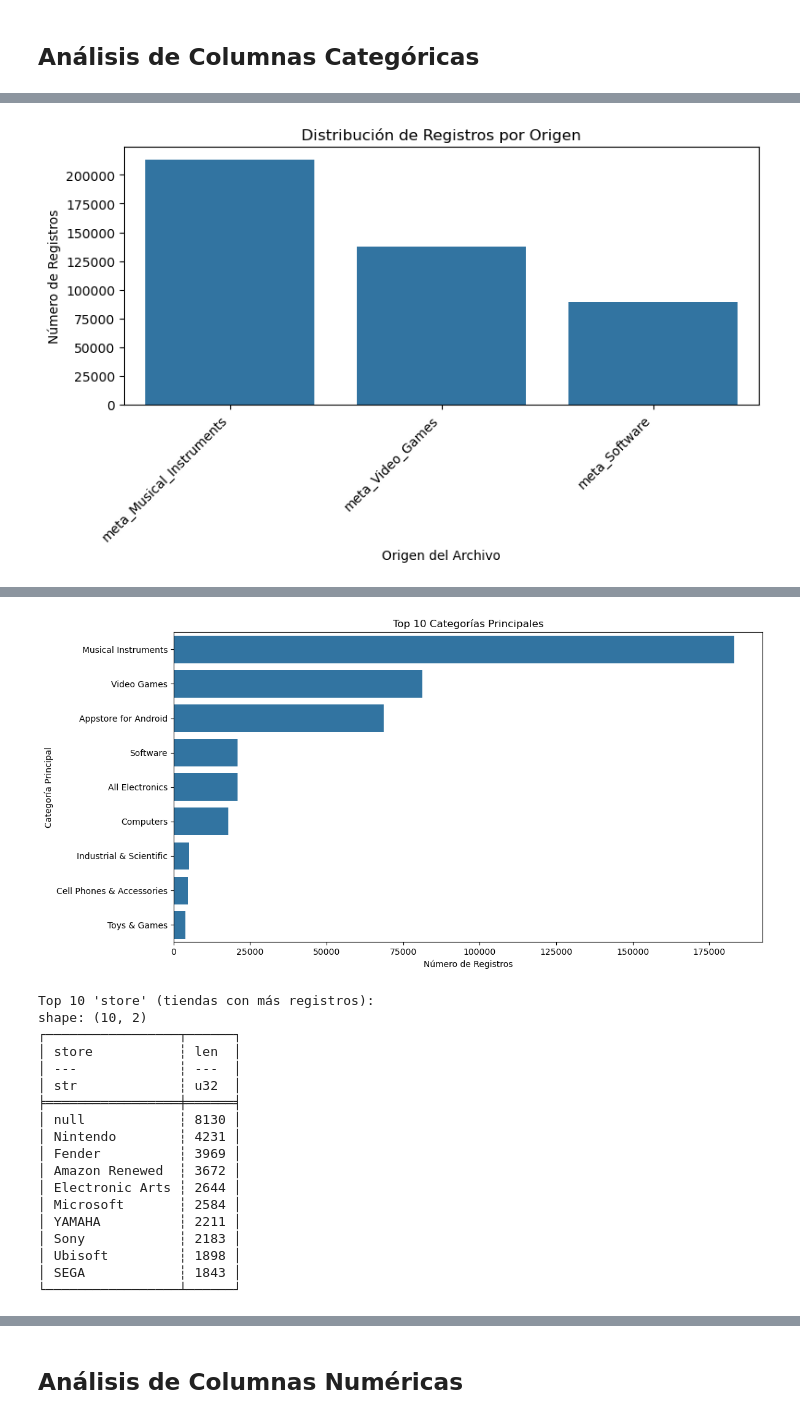
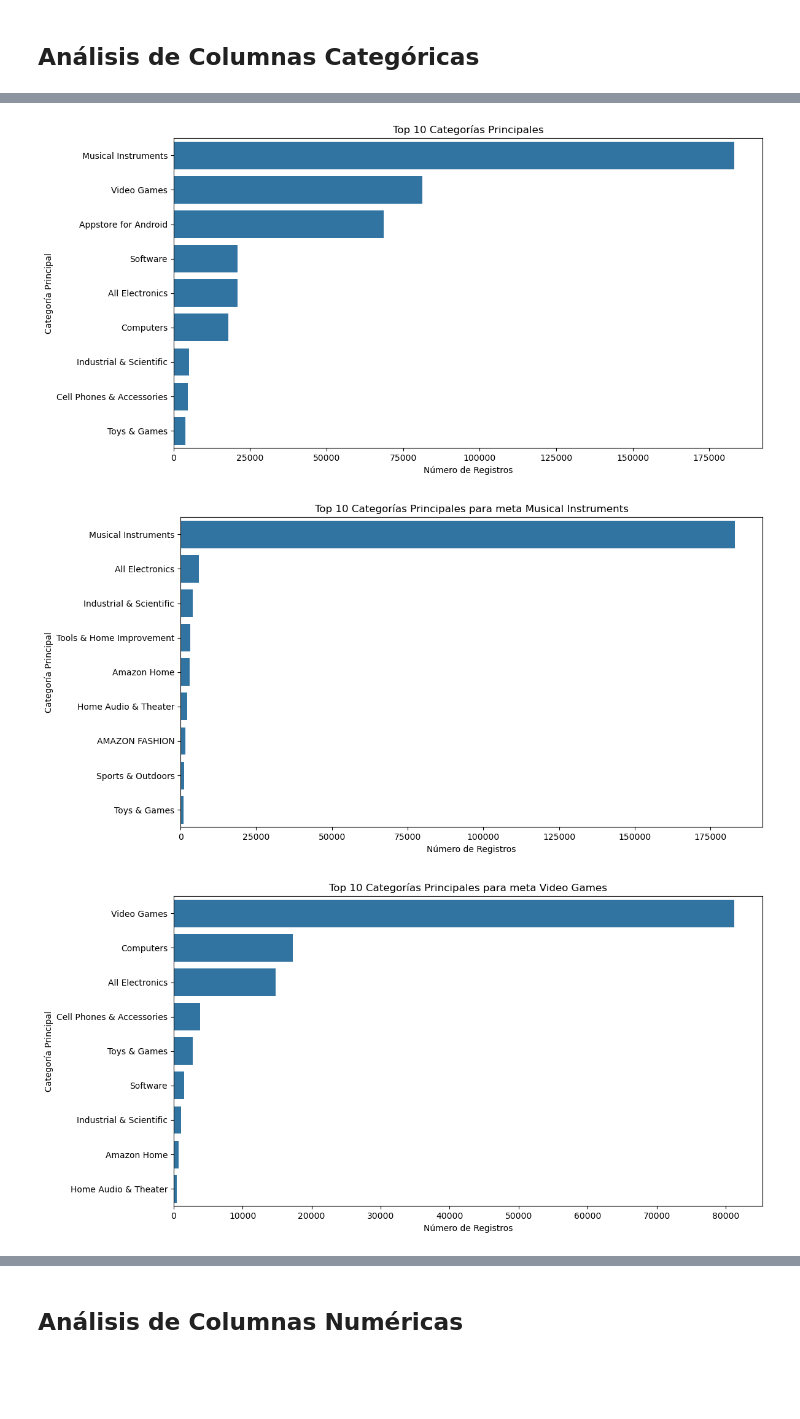
Before and after one commit to tfm-unir-bigdata/tfm_bigdata_unir, a Jupyter notebook: Analytics/EDA_Metadata.ipynb, the cells around one changed output, grey strips where cells are left out. Saved outputs shown, nothing was run; the diff lists cells and outputs as text; code cells hidden in the pictures; blank space fills up the shorter version.

Commit message:
EDA metadata update
Se actualizan las gráficas correspondientes al top de 'main_category' por cada dataset para evaluar las categorías de manera individual

```diff
--- a/Analytics/EDA_Metadata.ipynb
+++ b/Analytics/EDA_Metadata.ipynb
@@ -246,26 +246,18 @@ shape: (6, 2)
 if 'df_final' in locals() and df_final is not None:
     print("\n--- EDA: Análisis de Columnas Categóricas ---")
 
-    # Comentario: Análisis de la columna 'origin'. Ya se mostró en la carga, pero se repite por completitud del EDA.
-    print("\nConteo de registros por 'origin':")
-    origin_counts = df_final.group_by("origin").len().sort("len", descending=True)
-    print(origin_counts)
-
-    # Comentario: Visualizar el conteo de 'origin'.
-    plt.figure(figsize=(8, 5))
-    seaborn.barplot(x='origin', y='len', data=origin_counts.to_pandas())
-    plt.title('Distribución de Registros por Origen')
-    plt.xlabel('Origen del Archivo')
-    plt.ylabel('Número de Registros')
-    plt.xticks(rotation=45, ha='right')
-    plt.tight_layout()
-    plt.savefig('./Graphics/EDA_Metadata/origin_distribution_bar_chart.png')
-    plt.show()
+    # Comentario: Se desagregan los datasets por 'origin' para generar el análisis categórico por tipo de categoría
+    df_meta_Musical_Instruments = df_final.filter(pl.col("origin") == "meta_Musical_Instruments")
+    df_meta_Video_Games = df_final.filter(pl.col("origin") == "meta_Video_Games")
+    df_meta_Software = df_final.filter(pl.col("origin") == "meta_Software")
 
     # Comentario: Análisis de la columna 'main_category'.
     # Calcular el conteo de cada categoría principal y mostrar las top 10.
     print("\nTop 10 'main_category' (categorías principales):")
     main_category_counts = df_final.group_by("main_category").len().sort("len", descending=True).limit(10)
+    main_category_counts_mi = df_meta_Musical_Instruments.group_by("main_category").len().sort("len", descending=True).limit(10)
+    main_category_counts_vg = df_meta_Video_Games.group_by("main_category").len().sort("len", descending=True).limit(10)
+    main_category_counts_sf = df_meta_Software.group_by("main_category").len().sort("len", descending=True).limit(10)
     print(main_category_counts)
 
     # Comentario: Visualizar las top 10 'main_category'.
@@ -276,6 +268,36 @@ if 'df_final' in locals() and df_final is not None:
     plt.ylabel('Categoría Principal')
     plt.tight_layout()
     plt.savefig('./Graphics/EDA_Metadata/main_category_top_10_bar_chart.png')
+    plt.show()
+
+    # Comentario: Visualizar las top 10 'main_category' para Musical_Instruments.
+    plt.figure(figsize=(12, 6))
+    seaborn.barplot(x='len', y='main_category', data=main_category_counts_mi.to_pandas())
+    plt.title('Top 10 Categorías Principales para meta Musical Instruments')
+    plt.xlabel('Número de Registros')
+    plt.ylabel('Categoría Principal')
+    plt.tight_layout()
+    plt.savefig('./Graphics/EDA_Metadata/main_category_top_10_bar_chart_meta_Musical_Instruments.png')
+    plt.show()
+
+    # Comentario: Visualizar las top 10 'main_category' para Video Games.
+    plt.figure(figsize=(12, 6))
+    seaborn.barplot(x='len', y='main_category', data=main_category_counts_vg.to_pandas())
+    plt.title('Top 10 Categorías Principales para meta Video Games')
+    plt.xlabel('Número de Registros')
+    plt.ylabel('Categoría Principal')
+    plt.tight_layout()
+    plt.savefig('./Graphics/EDA_Metadata/main_category_top_10_bar_chart_meta_video_games.png')
+    plt.show()
+
+    # Comentario: Visualizar las top 10 'main_category' para Software.
+    plt.figure(figsize=(12, 6))
+    seaborn.barplot(x='len', y='main_category', data=main_category_counts_sf.to_pandas())
+    plt.title('Top 10 Categorías Principales para meta Software')
+    plt.xlabel('Número de Registros')
+    plt.ylabel('Categoría Principal')
+    plt.tight_layout()
+    plt.savefig('./Graphics/EDA_Metadata/main_category_top_10_bar_chart_meta_software.png')
     plt.show()
 
     # Comentario: Análisis de la columna 'store'.
@@ -313 +342,3 @@ shape: (3, 2)
-[figure, old version]
+[figure, new version]
+[figure, new version]
+[figure, new version]
@@ -332,19 +363,0 @@ shape: (10, 2)
-[figure, old version]
-Top 10 'store' (tiendas con más registros):
-shape: (10, 2)
-┌─────────────────┬──────┐
-│ store           ┆ len  │
-│ ---             ┆ ---  │
-│ str             ┆ u32  │
-╞═════════════════╪══════╡
-│ null            ┆ 8130 │
-│ Nintendo        ┆ 4231 │
-│ Fender          ┆ 3969 │
-│ Amazon Renewed  ┆ 3672 │
-│ Electronic Arts ┆ 2644 │
-│ Microsoft       ┆ 2584 │
-│ YAMAHA          ┆ 2211 │
-│ Sony            ┆ 2183 │
-│ Ubisoft         ┆ 1898 │
-│ SEGA            ┆ 1843 │
-└─────────────────┴──────┘
```
Also changed, not shown: parts of 1 cell of this notebook, 4 other files.
